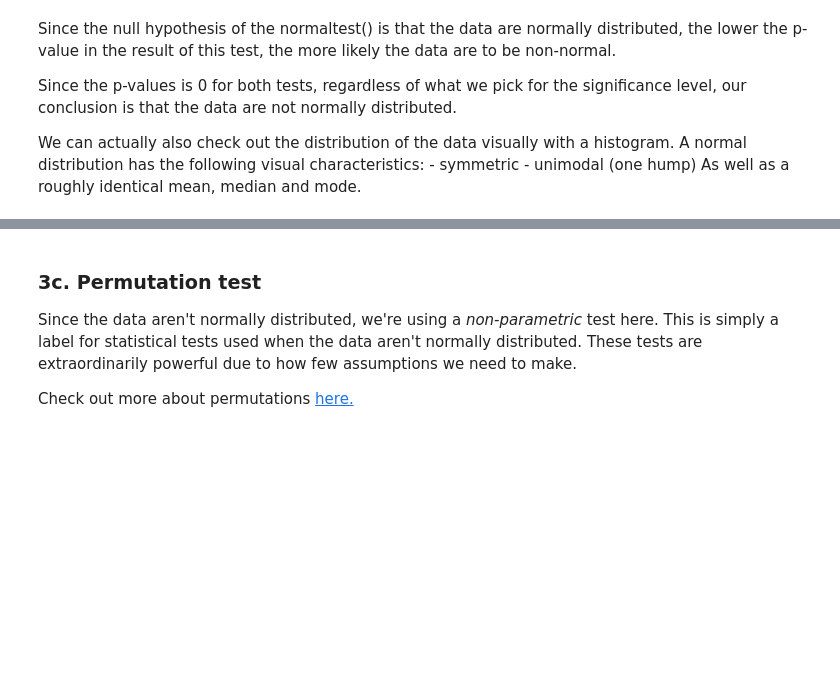
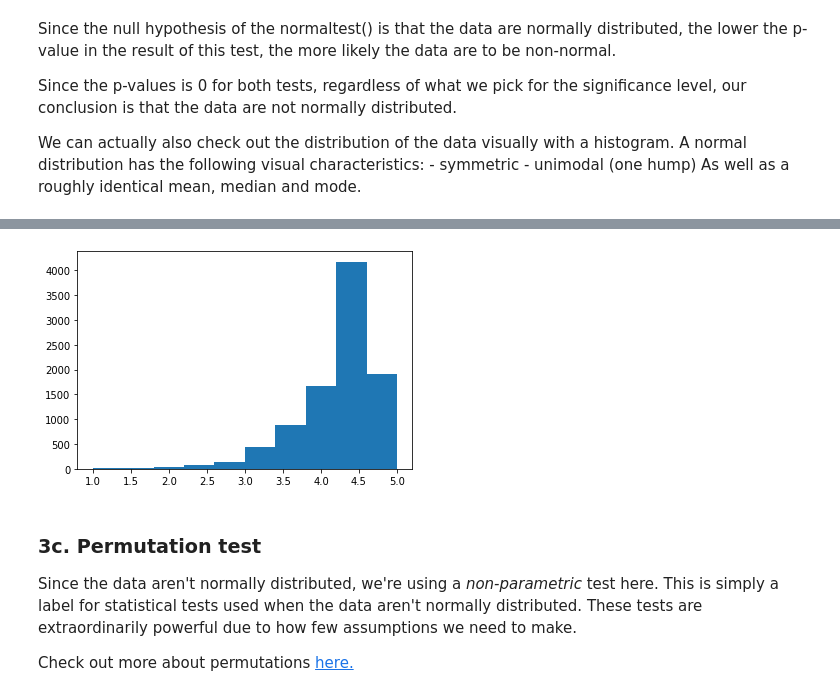
Before and after one commit to ellerybledsoe/Springboard, a Jupyter notebook: Springboard Apps project - Tier 3 - Complete.ipynb, the cells around one changed output, grey strips where cells are left out. Cells and saved outputs as stored; diff of their text form; code cells hidden in the pictures; blank space fills up the shorter version.

```diff
--- a/Springboard Apps project - Tier 3 - Complete.ipynb
+++ b/Springboard Apps project - Tier 3 - Complete.ipynb
@@ -410,6 +448,9 @@ _ _ _
 # %%
 # Create a histogram of the google data
-_ _ _
+plt.hist(google)
+plt.show()
+# %% [output]
+[figure, added]
 # %% [markdown]
 ### 3c. Permutation test
 Since the data aren't normally distributed, we're using a *non-parametric* test here. This is simply a label for statistical tests used when the data aren't normally distributed. These tests are extraordinarily powerful due to how few assumptions we need to make.
```
Also changed, not shown: parts of 16 cells of this notebook.
